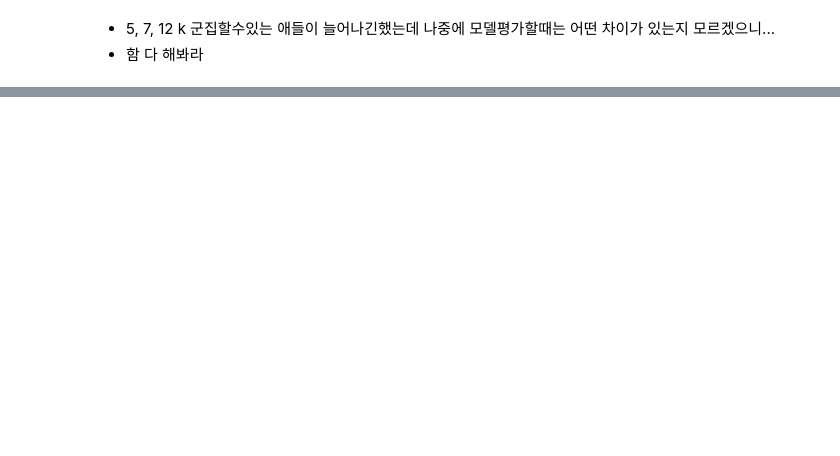
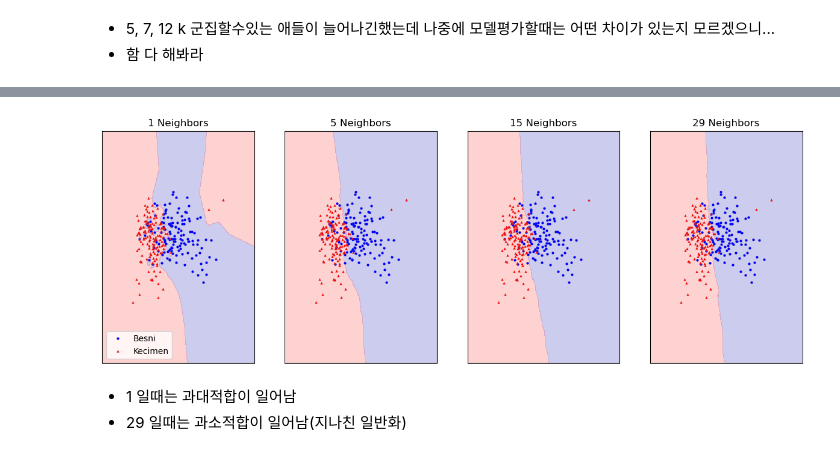
Before and after one commit to bidulgirin/data_science, a Jupyter notebook: 6. KNN_심화.ipynb, the cells around one changed output, grey strips where cells are left out. Drawn from its saved outputs; the diff is of its cells as text; code cells hidden in the pictures; blank space fills up the shorter version.

```diff
--- a/6. KNN_심화.ipynb
+++ b/6. KNN_심화.ipynb
@@ -148,0 +168,12 @@ plt.show()
+# %%
+# 시각화를 위한 차원 축소
+
+# 주성분 개수 설정(2개 설정)
+pca = PCA(n_components = 2) # 2차원으로 압축시키겠다~~~~
+df_pca = pca.fit_transform(x_test)
+
+#print("df_pca", df_pca)
+# 주성분으로 변형된 테이블 생성
+df_pca = pd.DataFrame(data = df_pca, columns = ["C1","C2"])
+
+df_pca.head()
@@ -148,0 +187,31 @@ plt.show()
+# %%
+# 결정 경계선(decision boundary) 시각화 확인
+
+df_vsl_x = df_pca.to_numpy()
+df_vsl_y = y_test["Class"].to_numpy()
+
+# 그래프 설정
+cmap_bold = ListedColormap(["FF0000", "#00FF00"])
+fig, axes = plt.subplots(1,4, figsize = (15, 5))
+
+# 이웃 수에 따른 결정경계 시각화
+for n_neighbors, ax in zip([1,5,15,29], axes):
+    k_num_model_eg = KNeighborsClassifier(n_neighbors = n_neighbors).fit(df_vsl_x, df_vsl_y)
+    # 결정경계선 그려주는 명령어 : plot_2d_separator
+    mglearn.plots.plot_2d_separator(k_num_model_eg,
+                                    df_vsl_x,
+                                    fill = True,
+                                    eps = 0.5, # 경계선의 영역
+                                    ax = ax, alpha =0.2)
+
+    mglearn.discrete_scatter(df_vsl_x[:,0], df_vsl_x[:,1], df_vsl_y, markeredgewidth = 0.1, c =["b", "r"], s=3, ax=ax)
+
+    ax.set_title(f"{n_neighbors} Neighbors")
+
+axes[0].legend(loc=3) # 첫번째만 범례표시를 하겠다~~~~
+plt.show()
+# %% [output]
+[figure, added]
+# %% [markdown]
+- 1 일때는 과대적합이 일어남
+- 29 일때는 과소적합이 일어남(지나친 일반화)
```
Also changed, not shown: parts of 6 cells of this notebook, 1 other file.
